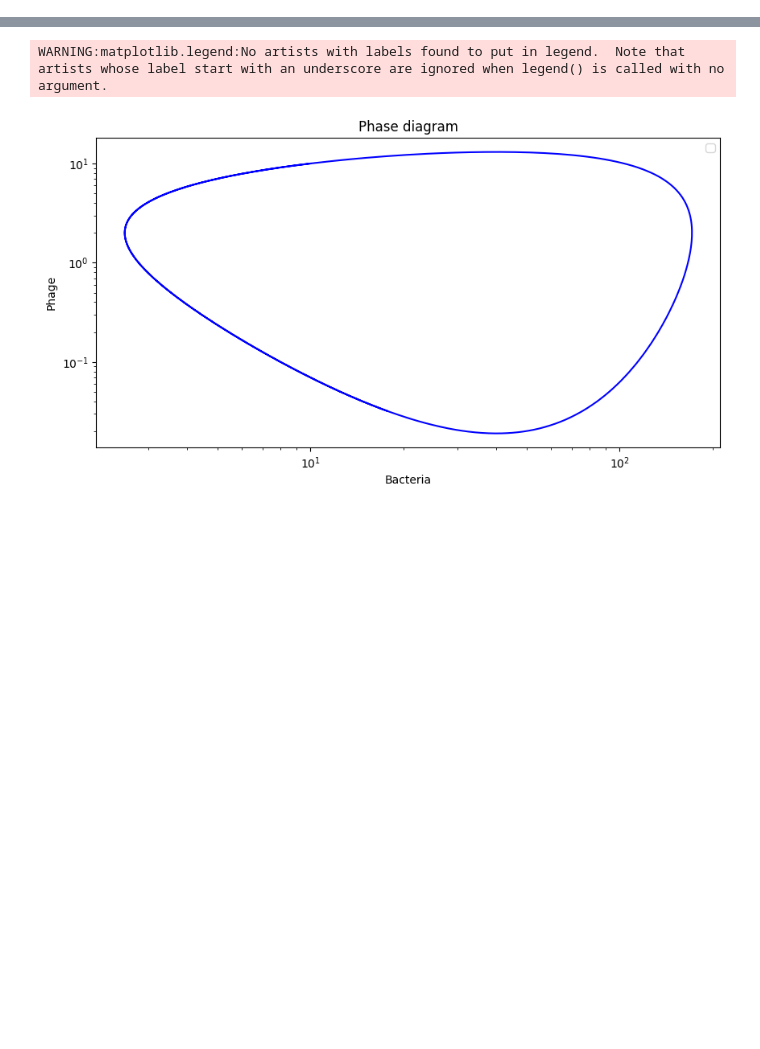
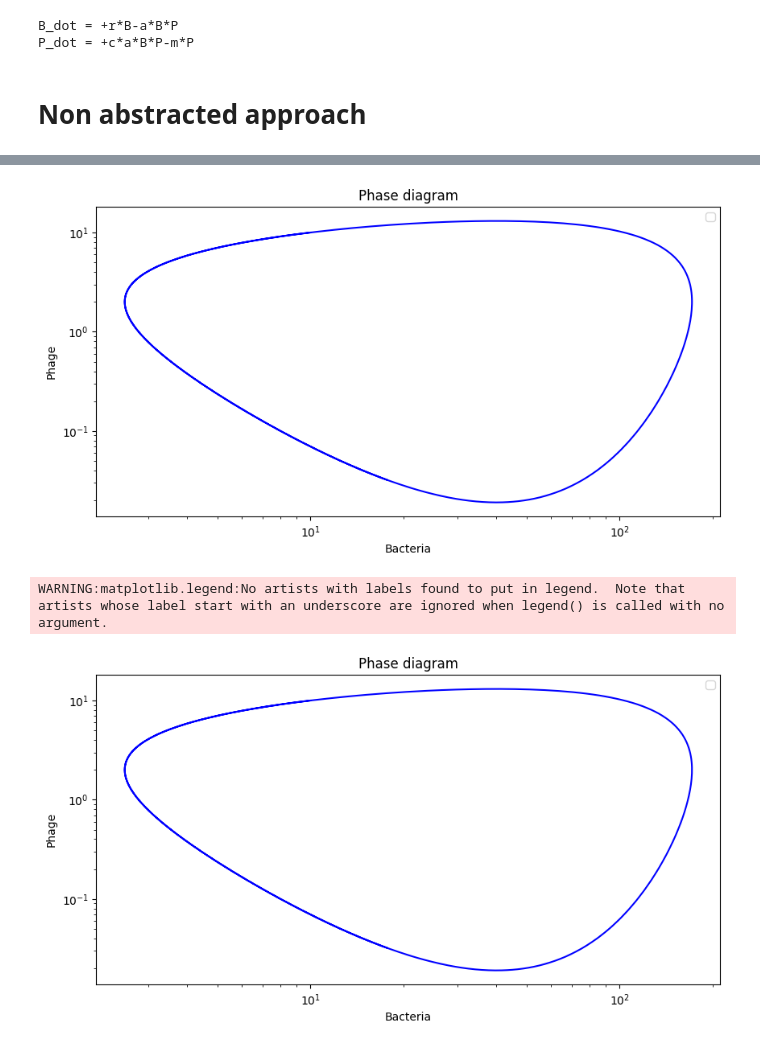
Before and after one commit to luquelab/dynamics, a Jupyter notebook: dynamic_regimes.ipynb, the cells around one changed output, grey strips where cells are left out. Cells and saved outputs as stored; diff of their text form; code cells hidden in the pictures; blank space fills up the shorter version.

Commit message:
Add cell code that generates system of equations as string. Issue #4.

```diff
--- a/dynamic_regimes.ipynb
+++ b/dynamic_regimes.ipynb
@@ -115,0 +96,30 @@ model
+# %%
+# Generate system of differential equations
+system = ''
+
+# Iterate over the dependent variables in the model
+for variable in model['variables']:
+
+  # Load dictionary associated with the variable
+  variable_dict = model['variables'][variable]
+
+  # Chaeck is independency and accept if False
+  independent = variable_dict['independent']
+  if not independent:
+
+    # Build equation for the variable
+    symbol = variable_dict['symbol']
+    equation = symbol+'_dot = '
+    for mechanism in variable_dict['mechanisms']:
+       expression = variable_dict['mechanisms'][mechanism]
+       equation += expression
+
+    # Update system
+    system += equation+'\n'
+
+print(system)
+# %% [output]
+B_dot = +r*B-a*B*P
+P_dot = +c*a*B*P-m*P
+# %% [markdown]
+# Non abstracted approach
@@ -115,0 +151,40 @@ model
+# %%
+# Parameters
+r = 1
+a = 0.5
+c = 0.1
+m = 2
+
+# Conditions
+B0 = 10
+P0 = 10
+tobs = 10
+tspan = [0, tobs]
+max_step = 0.01
+
+
+# Dynamics
+y0 = [B0, P0]
+t = np.linspace(0, tobs, 1000)
+
+# Solution
+#solution = solve_ivp(lotka_volterra, tspan, y0, args=(r, a, c, m), dense_output=True,max_step=max_step)
+solution = solve_ivp(lotka_volterra_comp, tspan, y0, args=(r, a, c, m), dense_output=True,max_step=max_step)
+B = solution.y[0]
+P = solution.y[1]
+
+#y = odeint(lotka_volterra, t, y0, args=(r, a, c, m))
+#B = y[:, 0]
+#P = y[:, 1]
+# %%
+# Plot phase diagram dynamics
+fig, ax = plt.subplots(1, 1, figsize=(10, 5))
+plt.plot(B[:], P[:], 'b-')
+ax.set_xscale('log')
+ax.set_yscale('log')
+plt.xlabel('Bacteria')
+plt.ylabel('Phage')
+plt.title('Phase diagram')
+plt.legend()
+plt.show()
+# %% [output]
@@ -116,3 +192,4 @@ model
+[figure, added]
 # %%
 # Model
 def lotka_volterra(y, t, r, a, c, m):
```
Also changed, not shown: parts of 7 cells of this notebook.
